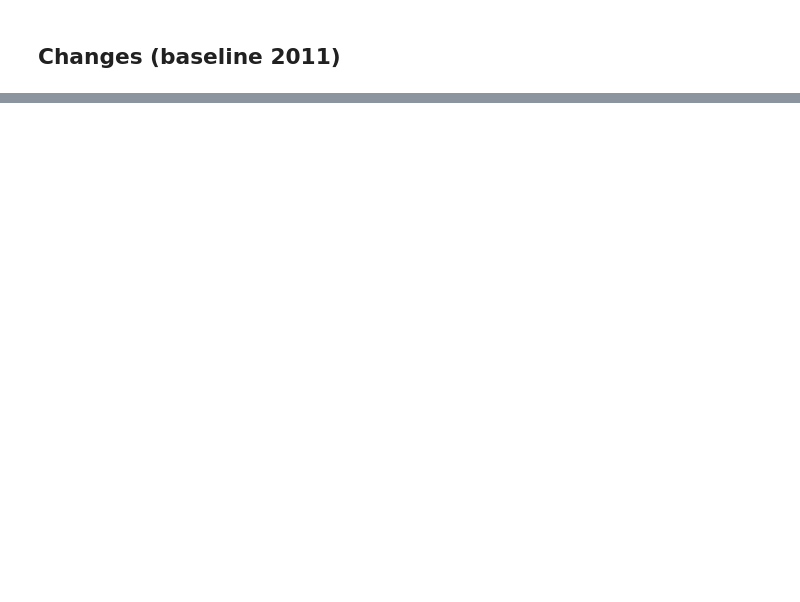
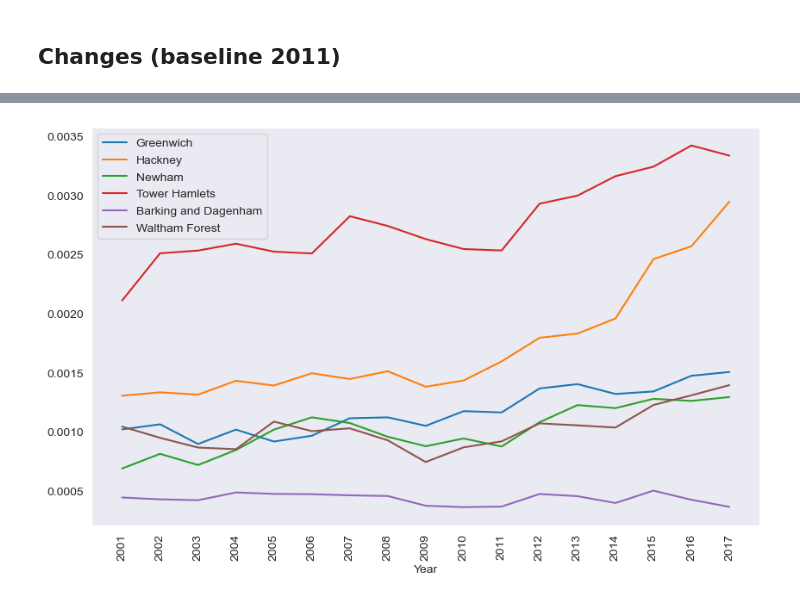
Before and after one commit to Ad1thya-R/data-food-drink, a Jupyter notebook: notebooks/Restaurants.ipynb, the cells around one changed output, grey strips where cells are left out. Cells and saved outputs as stored; diff of their text form; code cells hidden in the pictures; blank space fills up the shorter version.

```diff
--- a/notebooks/Restaurants.ipynb
+++ b/notebooks/Restaurants.ipynb
@@ -266,0 +278,4 @@ plt.show()
+# %%
+#multiply by 1000 for all columns except Area name
+population.iloc[:, 1:] = population.iloc[:, 1:].mul(1000)
+population.head()
@@ -266,0 +289,6 @@ plt.show()
+# %%
+#print restaurant units
+restaurants_units.head()
+#remove first column and first row
+restaurants_units = restaurants_units.iloc[:, 1:]
+restaurants_units = restaurants_units.iloc[1:]
@@ -266,0 +318,6 @@ plt.show()
+# %%
+# difference between restaurant area names and population area names
+restaurants_units['Area name'].isin(population['Area name'])
+#remove rows that are not in population
+restaurants_units = restaurants_units[restaurants_units['Area name'].isin(population['Area name'])]
+restaurants_units
@@ -266,0 +342,5 @@ plt.show()
+# %%
+#divide all columns except Area name by population
+restaurants_units_per_capita = restaurants_units.copy()
+restaurants_units_per_capita.iloc[:, 1:] = restaurants_units_per_capita.iloc[:, 1:].div(population.iloc[:, 1:].values)
+restaurants_units_per_capita.head()
@@ -266,0 +354,5 @@ plt.show()
+# %%
+#plot boroughs
+plot_boroughs(restaurants_units_per_capita)
+# %% [output]
+[figure, added]
```
Also changed, not shown: parts of 22 cells of this notebook, 17 other files.
